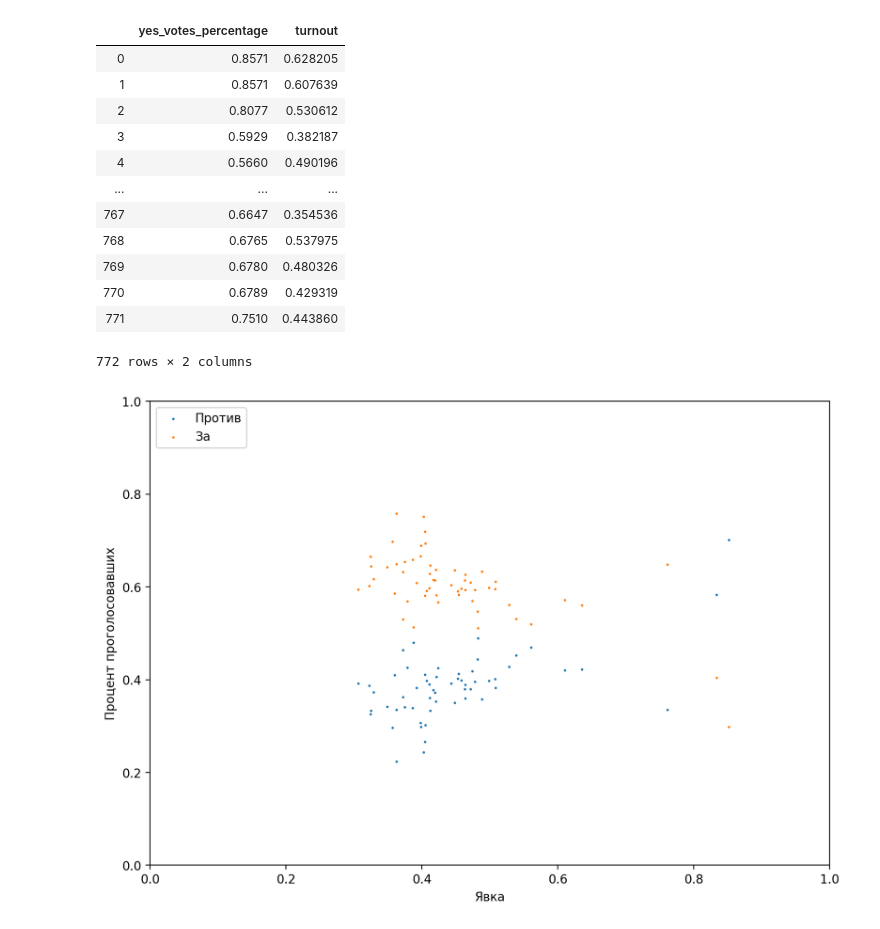
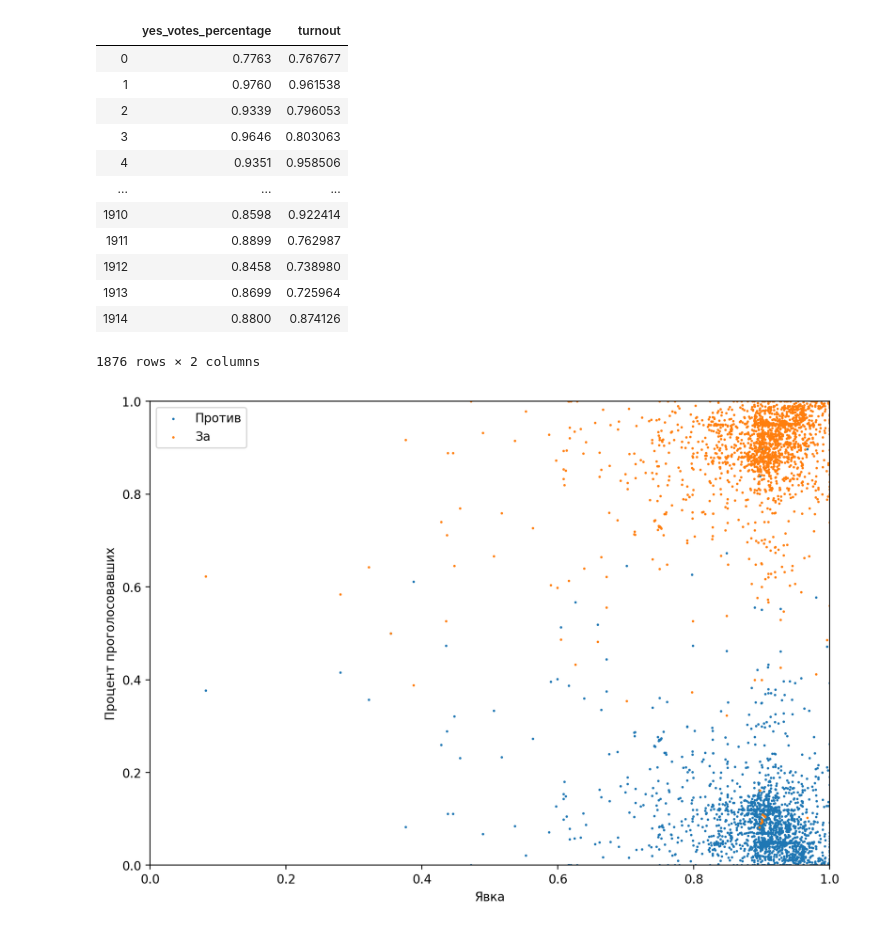
Before and after one commit to ectuser/ConstitutionVoteAnalysis, a Jupyter notebook: Data/Analysis.ipynb, the cells around one changed output. Cells and saved outputs as stored; diff of their text form; code cells hidden in the pictures.

Commit message:
Checked dagestan

```diff
--- a/Data/Analysis.ipynb
+++ b/Data/Analysis.ipynb
@@ -3,7 +3,7 @@ import pandas as pd
 import matplotlib.pyplot as plt
 from matplotlib.pyplot import figure
 # %%
-data = pd.read_csv('res2.csv')
+data = pd.read_csv('res_dagestan.csv')
 data
 # %% [output]
 |  | territory | ec_number | participants_number | given_bulletins_number | returned_bulletins_number | ... |
@@ -22,4 +22,7 @@ data
 # %%
+data['yes_votes_percentage'] = data['yes_votes_percentage'].replace(",", ".")
+data['no_votes_percentage'] = data['no_votes_percentage'].replace(",", ".")
+data['turnout'] = data['turnout'].replace(",", ".")
 data['yes_votes_percentage'] = data['yes_votes_percentage'].astype(float)
 data['yes_votes_percentage'] = data['yes_votes_percentage'].div(100)
 data['no_votes_percentage'] = data['no_votes_percentage'].astype(float)
@@ -30,34 +33,34 @@ data[['yes_votes_percentage', 'turnout']]
 # data.loc[:, 'yes_votes_percentage':'turnout']
 # %% [output]
 |  | yes_votes_percentage | turnout |
-| 0 | 0.8571 | 0.628205 |
-| 1 | 0.8571 | 0.607639 |
-| 2 | 0.8077 | 0.530612 |
-| 3 | 0.5929 | 0.382187 |
-| 4 | 0.5660 | 0.490196 |
+| 0 | 0.7763 | 0.767677 |
+| 1 | 0.9760 | 0.961538 |
+| 2 | 0.9339 | 0.796053 |
+| 3 | 0.9646 | 0.803063 |
+| 4 | 0.9351 | 0.958506 |
 | ... | ... | ... |
-| 767 | 0.6647 | 0.354536 |
-| 768 | 0.6765 | 0.537975 |
-| 769 | 0.6780 | 0.480326 |
-| 770 | 0.6789 | 0.429319 |
-| 771 | 0.7510 | 0.443860 |
+| 1910 | 0.8598 | 0.922414 |
+| 1911 | 0.8899 | 0.762987 |
+| 1912 | 0.8458 | 0.738980 |
+| 1913 | 0.8699 | 0.725964 |
+| 1914 | 0.8800 | 0.874126 |
-772 rows × 2 columns
+1876 rows × 2 columns
 # %%
 # new_data = data.loc[data['territory'] == 'Томск, Ленинская']
-new_data = data.loc[data['territory'] == 'Томск, Кировская']
+# new_data = data.loc[data['territory'] == 'Томск, Кировская']
 # new_data = data.loc[data['territory'] == 'Томск, Советская']
 # new_data = data.loc[data['territory'] == 'Томск, Октябрьская']
-# new_data = data
+new_data = data
 figure(num=None, figsize=(10, 7), dpi=200, facecolor='w', edgecolor='k')
 plt.scatter(new_data['turnout'], new_data['no_votes_percentage'], s=1, label="Против")
 plt.scatter(new_data['turnout'], new_data['yes_votes_percentage'], s=1, label="За")
 plt.xlabel('Явка')
 plt.ylabel('Процент проголосовавших')
 plt.legend(loc='upper left')
 plt.xlim(0, 1)
 plt.ylim(0, 1)
 plt.show()
 # %% [output]
-[figure, old version]
+[figure, new version]
 # %%
 data.sort_values(by=['no_votes_percentage'], ascending=False)
```
Also changed, not shown: parts of 6 cells of this notebook, 2 other files.
